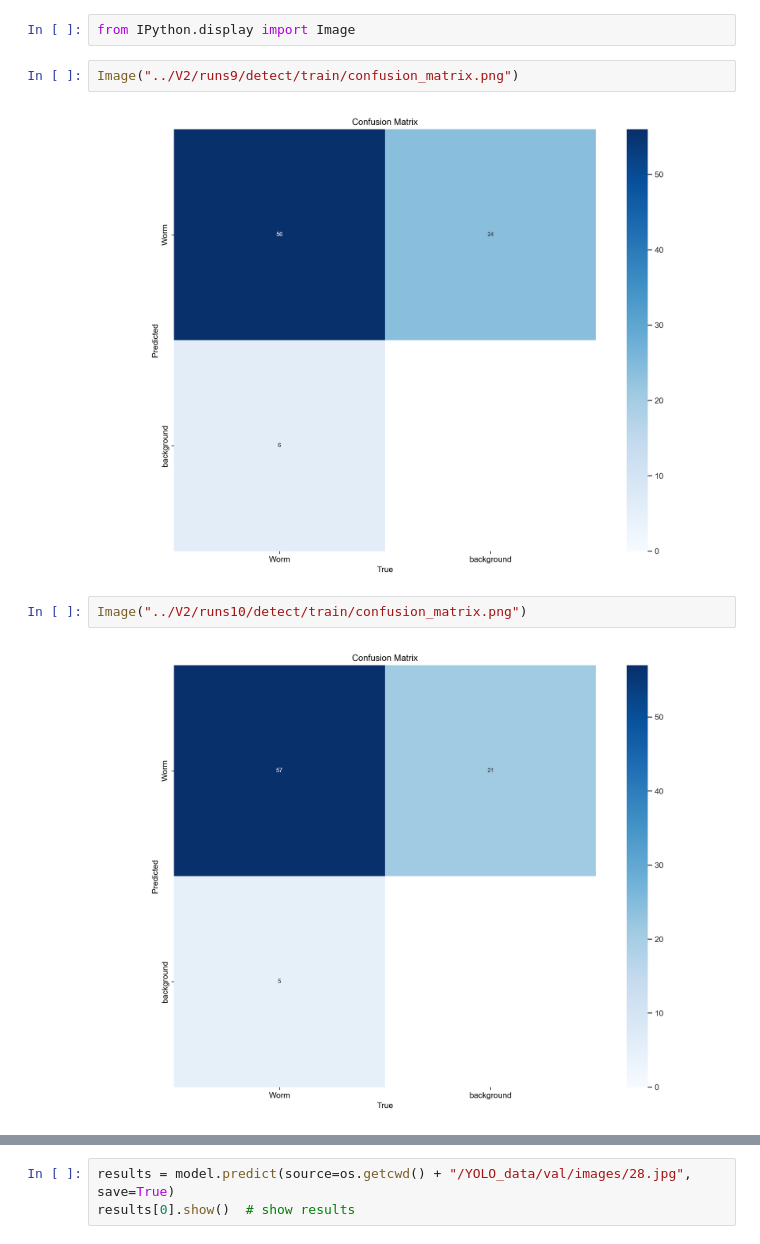
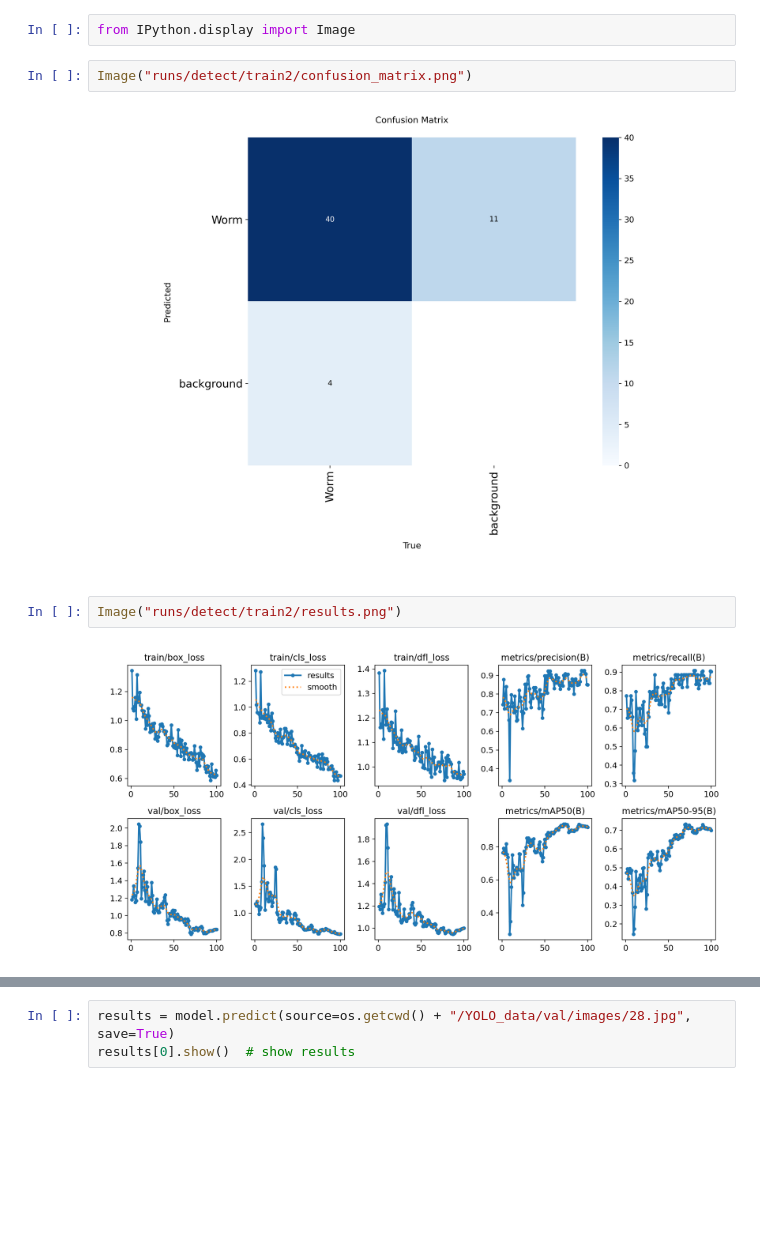
Before and after one commit to arthurskowronek/WormAnalysis, a Jupyter notebook: notebooks/fine_tuning_worm_detection.ipynb, the cells around one changed output, grey strips where cells are left out. Saved outputs shown, nothing was run; the diff lists cells and outputs as text; blank space fills up the shorter version.

```diff
--- a/notebooks/fine_tuning_worm_detection.ipynb
+++ b/notebooks/fine_tuning_worm_detection.ipynb
@@ -91,10 +75,10 @@ Starting training for 100 epochs...
 # %%
 from IPython.display import Image
 # %%
-Image("../V2/runs9/detect/train/confusion_matrix.png")
+Image("runs/detect/train2/confusion_matrix.png")
 # %% [output]
-[figure, old version]
+[figure, new version]
 # %%
-Image("../V2/runs10/detect/train/confusion_matrix.png")
+Image("runs/detect/train2/results.png")
 # %% [output]
-[figure, old version]
+[figure, new version]
```
Also changed, not shown: parts of 10 cells of this notebook, 13 other files.
